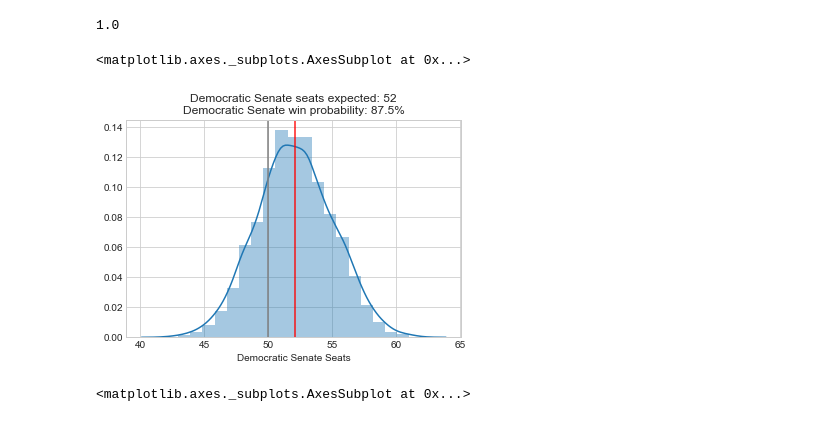
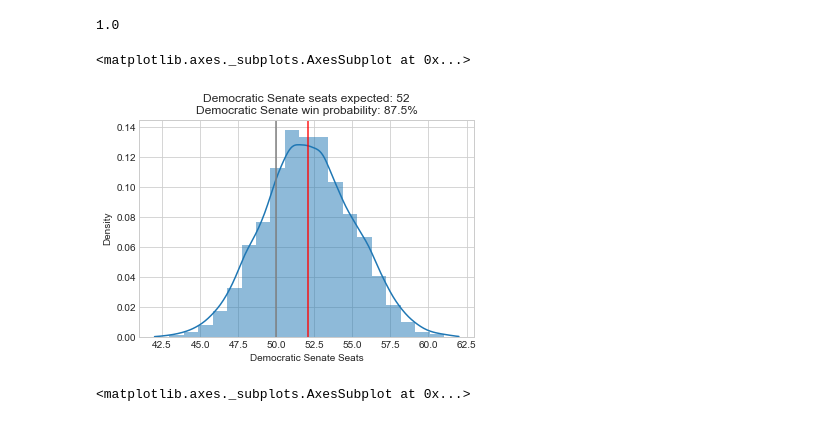
Before and after one commit to psthomas/elections-meta, a Jupyter notebook: elections-meta.ipynb, the cells around one changed output. Saved outputs shown, nothing was run; the diff lists cells and outputs as text; code cells hidden in the pictures.

```diff
--- a/elections-meta.ipynb
+++ b/elections-meta.ipynb
@@ -13,5 +13,4 @@ from matplotlib import pyplot as plt
 import seaborn as sns
 from scipy import stats
 
-plt.style.use('seaborn-whitegrid')
-#sns.set_style('whitegrid', {'text.color:': '0'}) #.05
+import models as m
@@ -280,25 +195,25 @@ mc_df['tipping_pt'].sum()
 # %%
 # Load all simulation results
 with open('data/senate/mccartan_senate_sim.json') as f:
     mc_sim = json.load(f)
 # Add number of Dem wins in each simulation to current
 # uncontested control of 35 seats
 mc_sim = np.array([sum(x['dem']) + 35 for x in mc_sim])
-mc_pr_close = normed_prob(mc_sim, bounds=[0,100]) #interval=[0.475, 0.525]
+mc_pr_close = m.normed_prob(mc_sim, bounds=[0,100]) #interval=[0.475, 0.525]
 #mc_dem_win = (mc_sim >= 50).sum()/len(mc_sim) #>=50 = 79%, >50 = 69.3
 # Just use his probability, it incorporates presidential tie breaker probability
 # https://github.com/CoryMcCartan/senate/blob/master/model/forecast.R#L313
 mc_dem_win = mc['prob']
 mc_dem_seats = np.mean(mc_sim)
 mc_title = 'Democratic Senate seats expected: {0}\nDemocratic Senate win probability: {1}%'\
     .format(round(mc_dem_seats), np.round(mc_dem_win*100, 1))
 mc_bins = (max(mc_sim)-min(mc_sim) + 1)
-plot_histogram(mc_sim, mc_dem_seats, 50, mc_title,
+m.plot_histogram(mc_sim, mc_dem_seats, 50, mc_title,
     x_label='Democratic Senate Seats', bins=mc_bins,
-    out='senatehist.png')
+    out='data/output/senatehist.png')
 # %% [output]
 <matplotlib.axes._subplots.AxesSubplot at 0x...>
-[figure, old version]
+[figure, new version]
 # %%
 mc_plot = mc_df.copy()
 mc_plot['upper'] = mc_plot['dem_q95'] - mc_plot['dem_exp']
```
Also changed, not shown: parts of 50 cells of this notebook.
